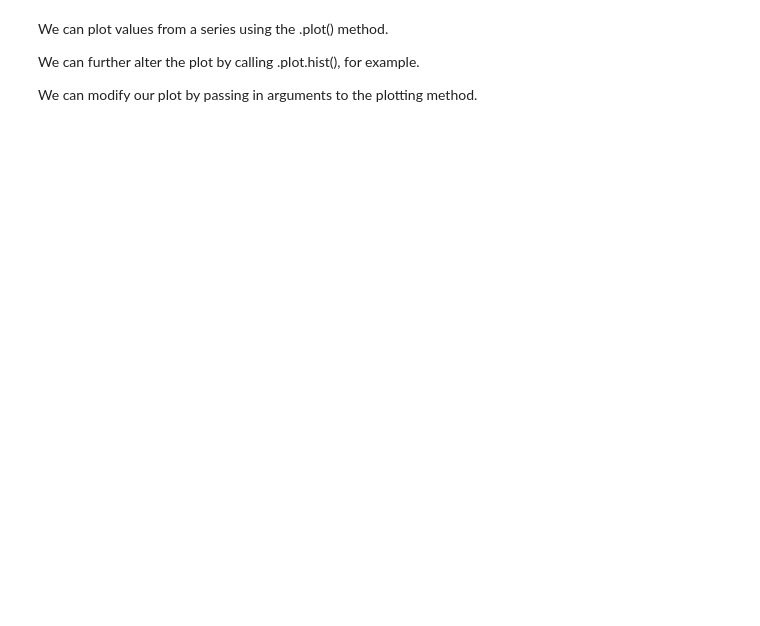
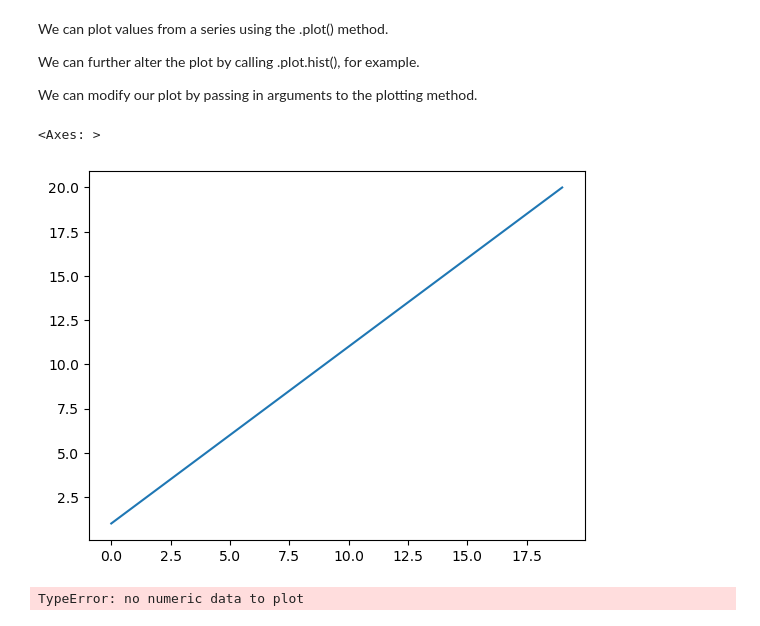
Before and after one commit to Jonathan-Garcia1/numpy-pandas-visualization-exercises, a Jupyter notebook: pandas_series_pt2.ipynb, the cells around one changed output. Saved outputs shown, nothing was run; the diff lists cells and outputs as text; code cells hidden in the pictures; blank space fills up the shorter version.

```diff
--- a/pandas_series_pt2.ipynb
+++ b/pandas_series_pt2.ipynb
@@ -9,3 +10,5 @@ Boolean masking -
 We can use an array of boolean values to return a subset of our series.
 We only get back values where the boolean array is True.
 We can evaluate multiple statements at once.
+# %%
+my_series = pd.Series(range(1,21,1))
@@ -36,3 +262,12 @@ We can plot values from a series using the .plot() method.
 We can further alter the plot by calling .plot.hist(), for example.
 
 We can modify our plot by passing in arguments to the plotting method.
+# %%
+my_series.plot()
+# %% [output]
+<Axes: >
+[figure, added]
+# %%
+my_series.astype('str').plot()
+# %% [output]
+TypeError: no numeric data to plot
```
Also changed, not shown: parts of 20 cells of this notebook, 3 other files.
